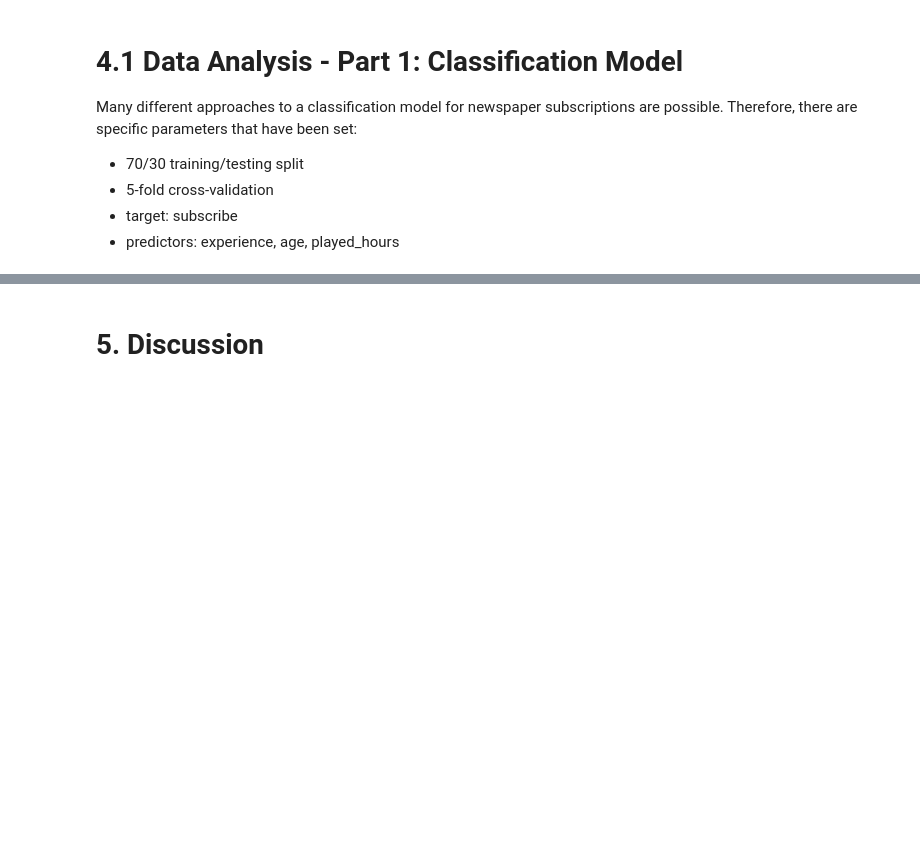
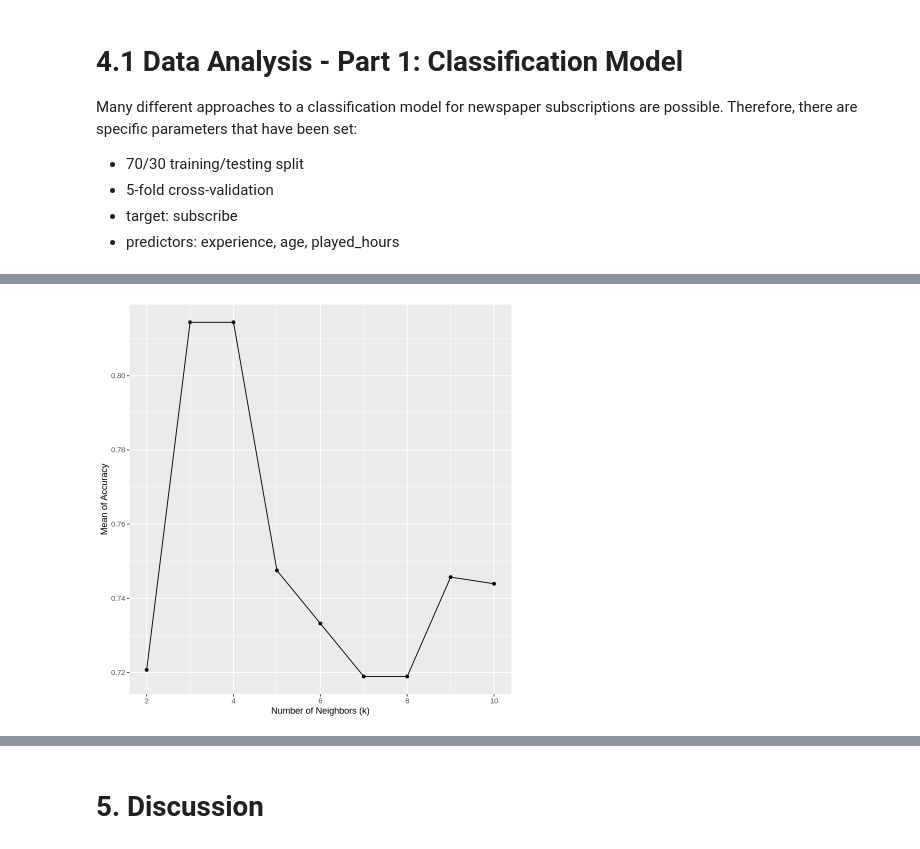
Before and after one commit to evanvoorbergen/DSCI100-group2project, a Jupyter notebook: group_2.ipynb, the cells around one changed output, grey strips where cells are left out. Drawn from its saved outputs; the diff is of its cells as text; code cells hidden in the pictures; blank space fills up the shorter version.

Commit message:
Tuned k for 3-Param Model
Made the model with all three predictors, found k=4 for the highest accuracy, and added recipes for all predictor combinations.

```diff
--- a/group_2.ipynb
+++ b/group_2.ipynb
@@ -215,7 +215,8 @@ Many different approaches to a classification model for newspaper subscriptions
 # %%
 #Make the experience numerical
 players_for_model <- players_final |>
-    mutate(experience = as.numeric(factor(experience, levels = c("Amateur", "Beginner", "Regular", "Pro", "Veteran"))))
+    mutate(experience = as.numeric(factor(experience, levels = c("Amateur", "Beginner", "Regular", "Pro", "Veteran")))) |>
+    na.omit()
 head(players_for_model)
 # %% [output]
 A tibble: 6 × 9
@@ -228,17 +229,48 @@ A tibble: 6 × 9
 | 1 | TRUE | 8b71f4d66a38389b7528bb38ba6eb7115... | 0.1 | Natalie | Male | 47 | 1 | 13.00000 |
 | 5 | TRUE | 7a4686586d290c67179275c7c3dfb4ea0... | 1.6 | Lane | Female | 23 | 3 | 38.33333 |
 # %%
-#Set the model
-knn_spec <- nearest_neighbor(weight_func = 'rectangular', neighbors = 5) |>
-      set_engine('kknn') |>
-      set_mode('classification')
+set.seed(1234)
 
-#Set the recipe
-newspaper4C4 <- recipe(subscribe ~ experience + played_hours + Age, data = players_for_model) |>
+#TUNING K for 3C3
+
+
+#Splitting into training and testing
+player_split <- initial_split(players_for_model, prop = .7, strata = subscribe)
+player_training <- training(player_split)
+player_testing <- testing(player_split)
+
+train_fold <- vfold_cv(player_training, v=5, strata = subscribe)
+k_vals <- tibble(neighbors = seq(from = 2, to = 10, by = 1))
+
+#Make model for k tuning
+knn_tune <- nearest_neighbor(weight_func = 'rectangular', neighbors = tune()) |>
+    set_engine('kknn') |>
+    set_mode('classification')
+
+#Recipe for all 3 parameters
+newspaper_3C3_recipe <- recipe(subscribe ~ experience + played_hours + Age, data = player_training) |>
                        step_center(all_predictors()) |>
                        step_scale(all_predictors())
-#Set the workflow
-fruit_fit <- workflow() |>
-         add_model(knn_spec) |>
-         add_recipe(newspaper4C4) |>
-         fit(data = players_for_model)
+
+#Workflow to get metrics for k tuning
+train_workflow <- workflow() |>
+    add_recipe(newspaper_3C3_recipe) |>
+    add_model(knn_tune) |>
+    tune_grid(resamples = train_fold, grid = k_vals) |>
+    collect_metrics()
+
+
+
+#Make the plot to see which k gives optimal accuracy
+cross_val_plot <- train_workflow |>
+    filter(.metric == 'accuracy') |>
+    ggplot(aes(x = neighbors, y = mean)) +
+    geom_point() +
+    geom_line() +
+    labs(x = 'Number of Neighbors (k)', y = 'Mean of Accuracy')
+
+cross_val_plot
+
+#plot shows that k=4 gives the highest accuracy (with least fluctutation around it)
+# %% [output]
+[figure, added]
```
Also changed, not shown: parts of 4 cells of this notebook.
